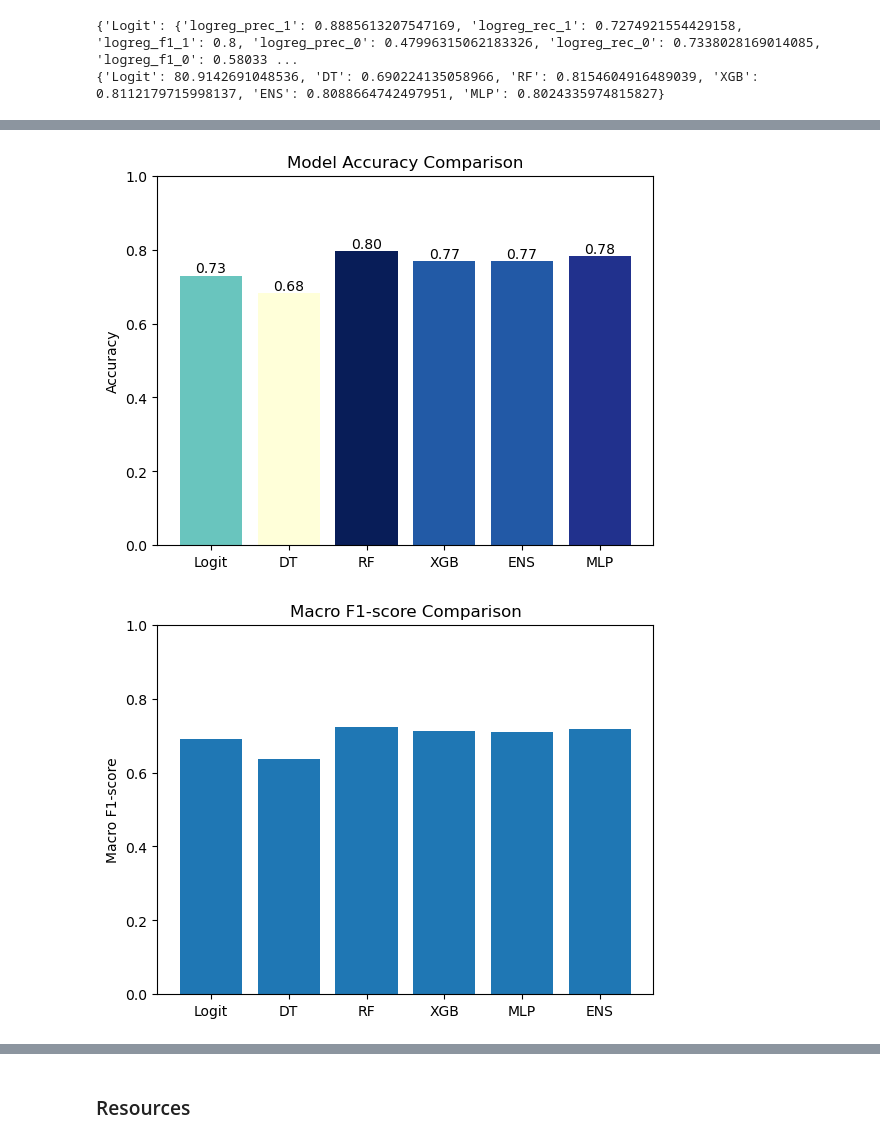
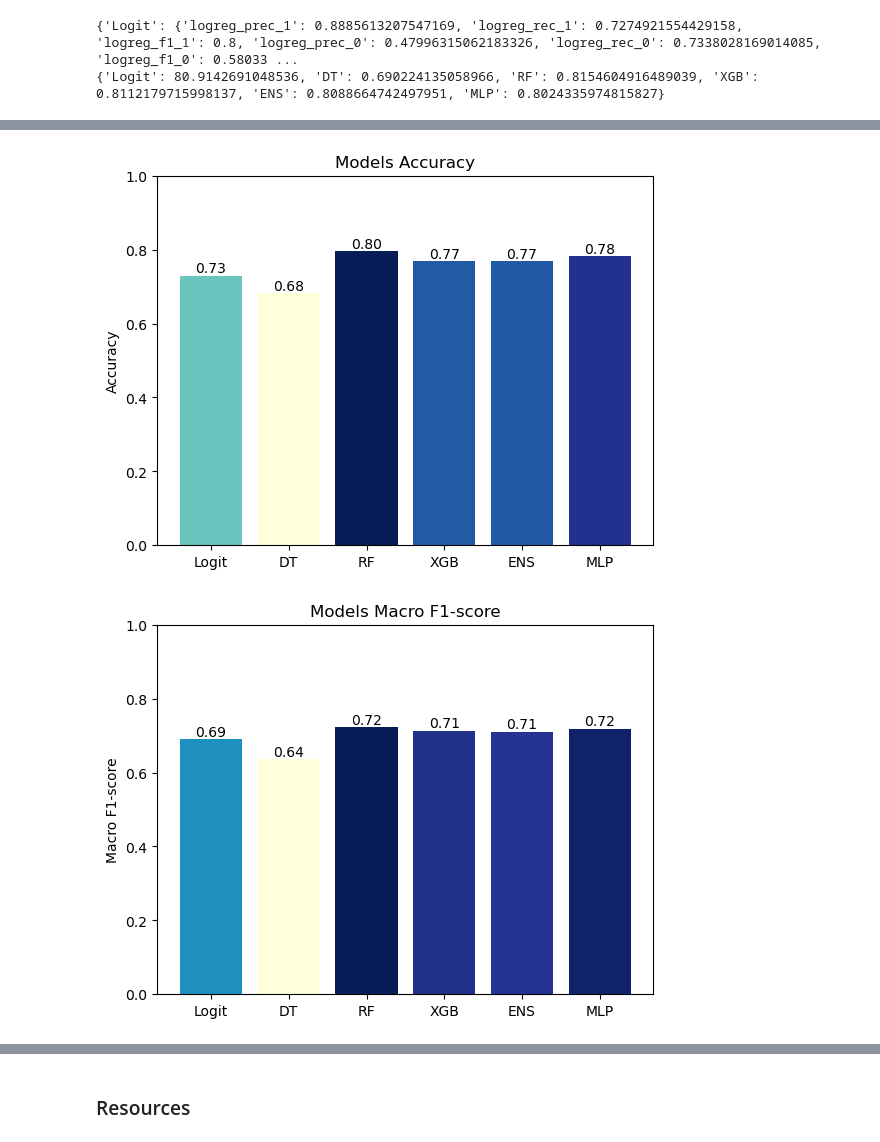
Before and after one commit to julia-martyniuk/ML_2_Classification, a Jupyter notebook: Classification.ipynb, the cells around one changed output, grey strips where cells are left out. Cells and saved outputs as stored; diff of their text form; code cells hidden in the pictures.

Commit message:
Added plots to compare the models performance

```diff
--- a/Classification.ipynb
+++ b/Classification.ipynb
@@ -2013,11 +1975,11 @@ import matplotlib.cm as cm
 import matplotlib.colors as colors
 
 models = list(metrics_all.keys())
-accuracy = get_metric(metrics_all, "acc")
+accuracy = get_metric(metrics_all, 'acc')
 
-# normalize accuracy values to [0,1]
+# normalize accuracy values to [0,1] to highligh difference by color
 norm = colors.Normalize(vmin=min(accuracy), vmax=max(accuracy))
-cmap = cm.get_cmap("YlGnBu")
+cmap = plt.colormaps['YlGnBu']
 
 bar_colors = cmap(norm(accuracy))
 
@@ -2030,25 +1992,43 @@ for bar in bars:
     plt.text(
         bar.get_x() + bar.get_width() / 2,
         h,
-        f"{h:.2f}",
-        ha="center",
-        va="bottom"
+        f'{h:.2f}',
+        ha='center',
+        va='bottom'
     )
 
-plt.ylabel("Accuracy")
-plt.title("Model Accuracy Comparison")
+plt.ylabel('Accuracy')
+plt.title('Models Accuracy')
 plt.ylim(0, 1)
 plt.show()
 # %% [output]
-[figure, old version]
+[figure, new version]
 # %%
-macro_f1 = get_metric(metrics_all, "macro_f1")
+macro_f1 = get_metric(metrics_all, 'macro_f1')
+
+# normalize macro_f1 values to [0,1] to highligh difference by color
+norm = colors.Normalize(vmin=min(macro_f1), vmax=max(macro_f1))
+cmap = plt.colormaps['YlGnBu']
+
+bar_colors = cmap(norm(macro_f1))
 
 plt.figure()
-plt.bar(models, macro_f1)
-plt.ylabel("Macro F1-score")
-plt.title("Macro F1-score Comparison")
+bars = plt.bar(models, macro_f1, color=bar_colors)
+
+# value labels
+for bar in bars:
+    h = bar.get_height()
+    plt.text(
+        bar.get_x() + bar.get_width() / 2,
+        h,
+        f'{h:.2f}',
+        ha='center',
+        va='bottom'
+    )
+
+plt.ylabel('Macro F1-score')
+plt.title('Models Macro F1-score')
 plt.ylim(0, 1)
 plt.show()
 # %% [output]
-[figure, old version]
+[figure, new version]
```
Also changed, not shown: parts of 6 cells of this notebook.
